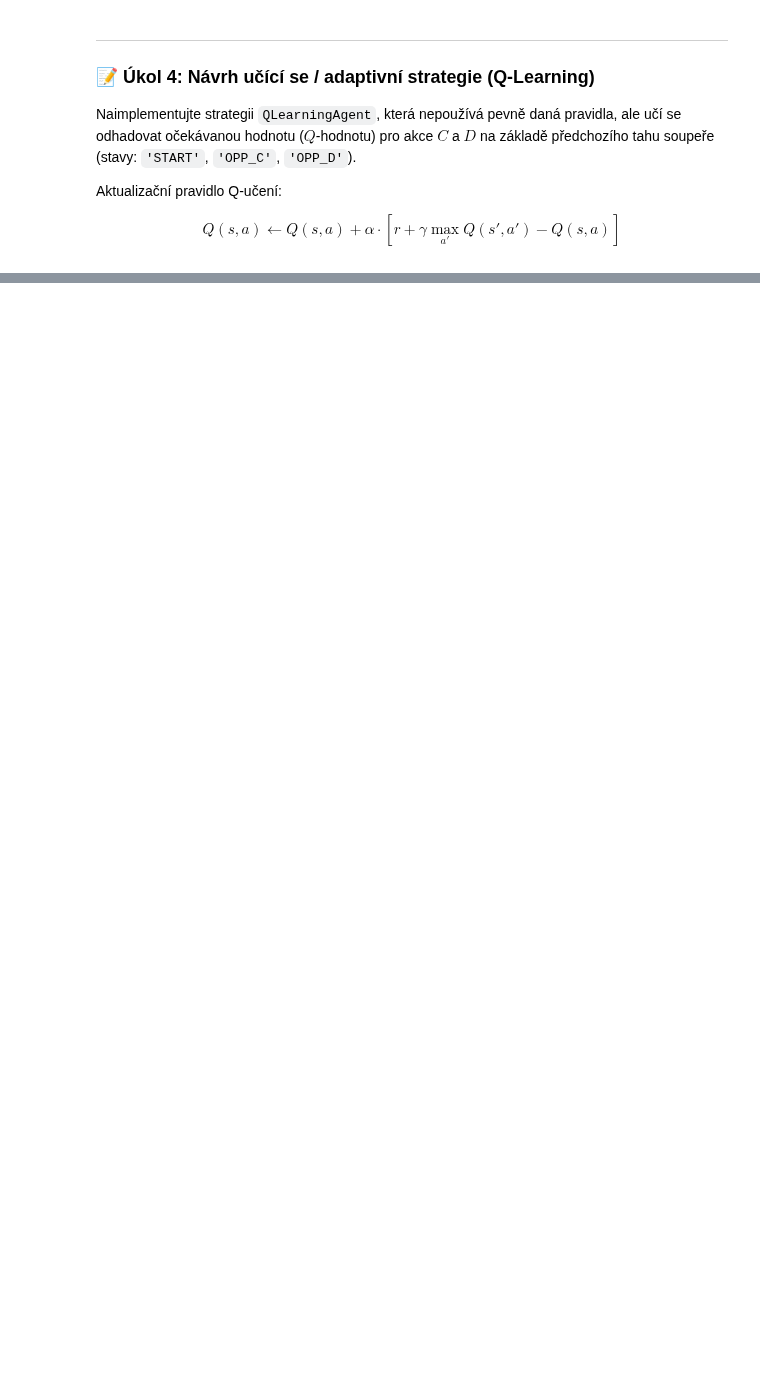
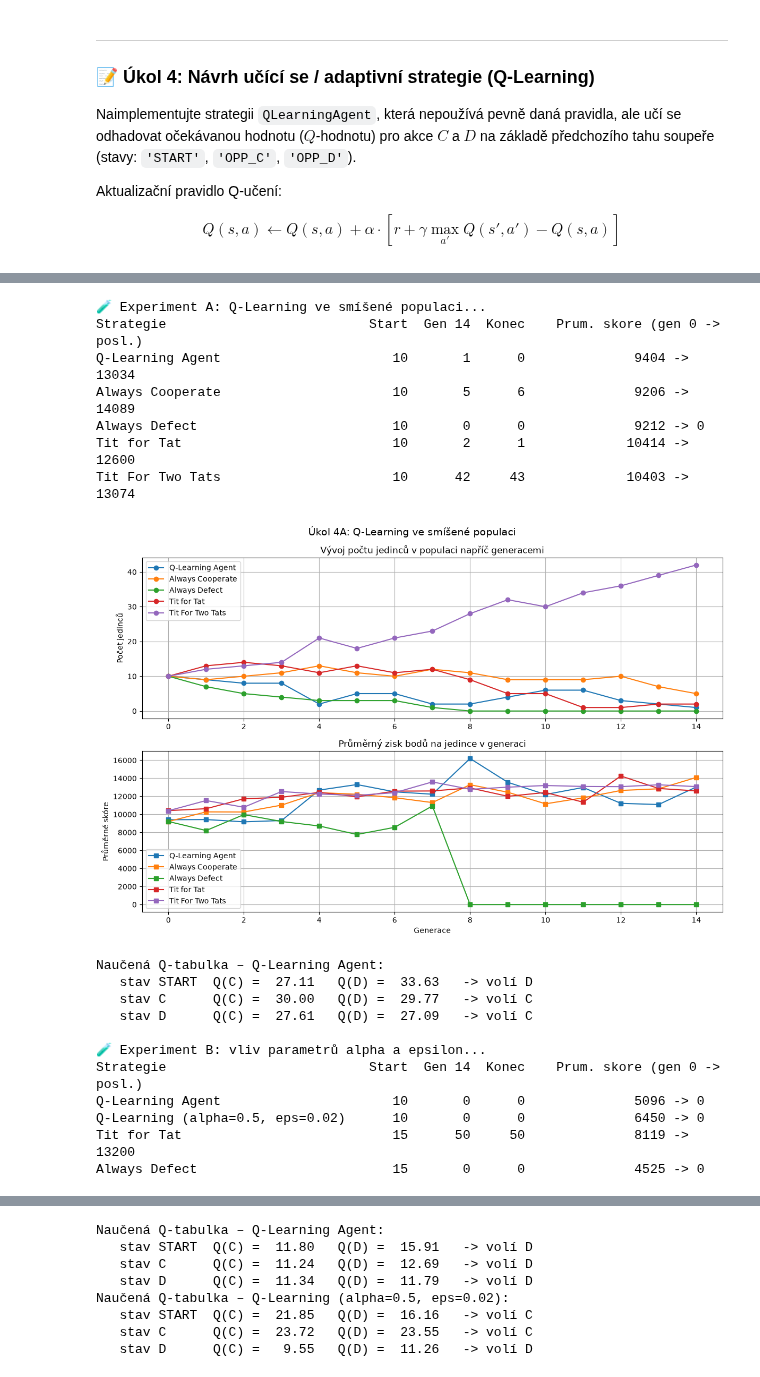
Before and after one commit to Jakub78509/ENC-AI, a Jupyter notebook: 2026 ENC AI CZ Reading Week Lab Workbook.ipynb, the cells around one changed output, grey strips where cells are left out. Drawn from its saved outputs; the diff is of its cells as text; code cells hidden in the pictures; blank space fills up the shorter version.

```diff
--- a/2026 ENC AI CZ Reading Week Lab Workbook.ipynb
+++ b/2026 ENC AI CZ Reading Week Lab Workbook.ipynb
@@ -544,0 +722,56 @@ Vyplňte odpovědi do textových polí níže:
+# %%
+# [BUŇKA 8] ÚKOL 4 – Q-Learning agent v evoluční simulaci
+
+def print_q_tables(strategies):
+    for k, s in strategies.items():
+        if hasattr(s, 'q_table'):
+            print(f"Naučená Q-tabulka – {s.strategy_name()}:")
+            for state, (q_c, q_d) in s.q_table.items():
+                best = 'C' if q_c >= q_d else 'D'
+                print(f"   stav {state:<6} Q(C) = {q_c:6.2f}   Q(D) = {q_d:6.2f}   -> volí {best}")
+    print()
+
+config_q_mix = {
+    'strategies.q_learning': 10,
+    'strategies.always_cooperate': 10,
+    'strategies.always_defect': 10,
+    'strategies.titfortat': 10,
+    'strategies.titfortwotats': 10
+}
+with open('config_q_mix.json', 'w') as f: json.dump(config_q_mix, f)
+
+print("🧪 Experiment A: Q-Learning ve smíšené populaci...")
+_, _, strats_a = run_simulation('config_q_mix.json', max_gen=15, seed=1, title='Úkol 4A: Q-Learning ve smíšené populaci')
+print_q_tables(strats_a)
+
+config_q_params = {
+    'strategies.q_learning': 10,
+    'strategies.q_learning_fast': 10,
+    'strategies.titfortat': 15,
+    'strategies.always_defect': 15
+}
+with open('config_q_params.json', 'w') as f: json.dump(config_q_params, f)
+
+print("🧪 Experiment B: vliv parametrů alpha a epsilon...")
+_, _, strats_b = run_simulation('config_q_params.json', max_gen=15, seed=1, title='Úkol 4B: porovnání parametrů Q-Learning agenta')
+print_q_tables(strats_b)
+# %% [output]
+🧪 Experiment A: Q-Learning ve smíšené populaci...
+Strategie                          Start  Gen 14  Konec    Prum. skore (gen 0 -> posl.)
+Q-Learning Agent                      10       1      0              9404 -> 13034
+Always Cooperate                      10       5      6              9206 -> 14089
+Always Defect                         10       0      0              9212 -> 0
+Tit for Tat                           10       2      1             10414 -> 12600
+Tit For Two Tats                      10      42     43             10403 -> 13074
+[figure, added]
+Naučená Q-tabulka – Q-Learning Agent:
+   stav START  Q(C) =  27.11   Q(D) =  33.63   -> volí D
+   stav C      Q(C) =  30.00   Q(D) =  29.77   -> volí C
+   stav D      Q(C) =  27.61   Q(D) =  27.09   -> volí C
+
+🧪 Experiment B: vliv parametrů alpha a epsilon...
+Strategie                          Start  Gen 14  Konec    Prum. skore (gen 0 -> posl.)
+Q-Learning Agent                      10       0      0              5096 -> 0
+Q-Learning (alpha=0.5, eps=0.02)      10       0      0              6450 -> 0
+Tit for Tat                           15      50     50              8119 -> 13200
+Always Defect                         15       0      0              4525 -> 0
@@ -544,0 +779,8 @@ Vyplňte odpovědi do textových polí níže:
+Naučená Q-tabulka – Q-Learning Agent:
+   stav START  Q(C) =  11.80   Q(D) =  15.91   -> volí D
+   stav C      Q(C) =  11.24   Q(D) =  12.69   -> volí D
+   stav D      Q(C) =  11.34   Q(D) =  11.79   -> volí D
+Naučená Q-tabulka – Q-Learning (alpha=0.5, eps=0.02):
+   stav START  Q(C) =  21.85   Q(D) =  16.16   -> volí C
+   stav C      Q(C) =  23.72   Q(D) =  23.55   -> volí C
+   stav D      Q(C) =   9.55   Q(D) =  11.26   -> volí D
```
Also changed, not shown: parts of 12 cells of this notebook, 19 other files.
